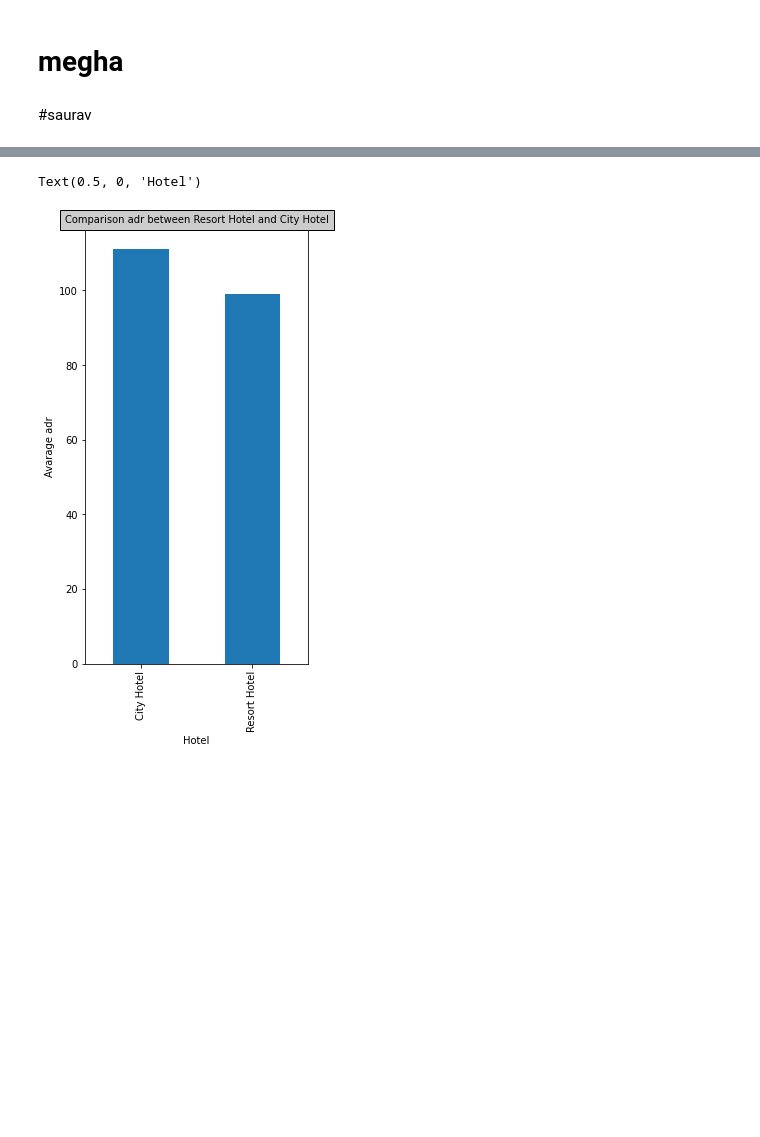
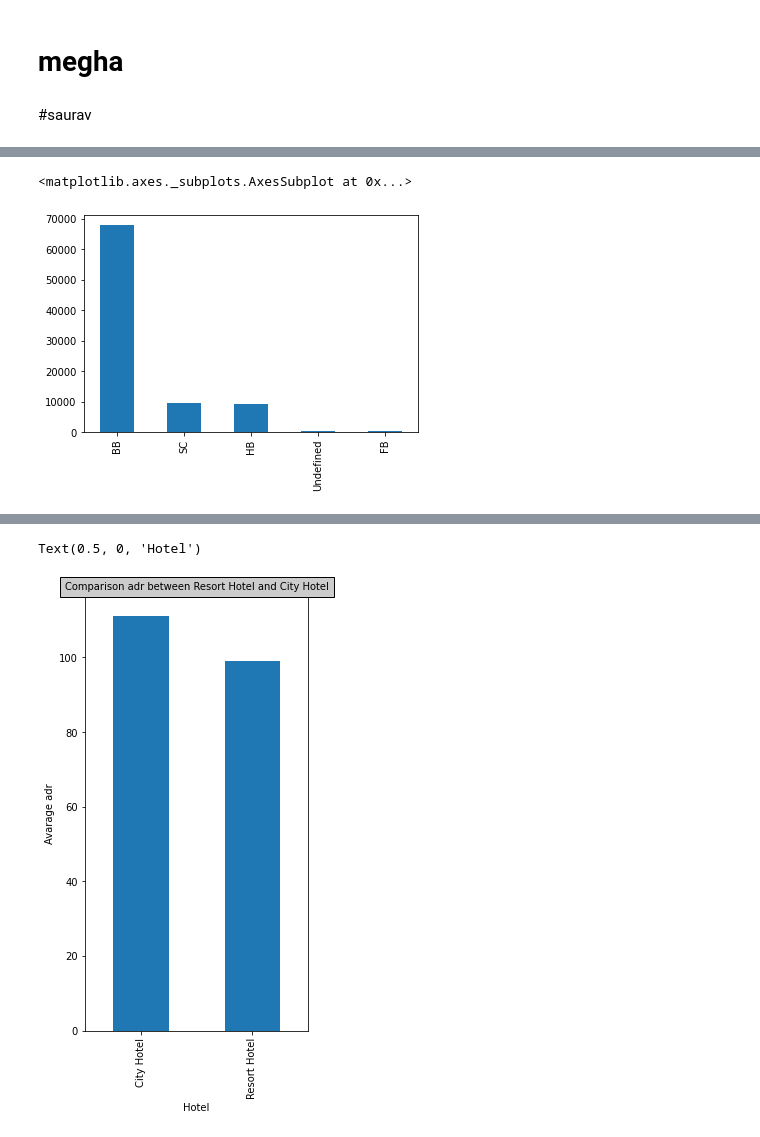
Before and after one commit to gauriagarwal18/Hotel_Booking_Analysis, a Jupyter notebook: Hotel_Booking.ipynb, the cells around one changed output, grey strips where cells are left out. Saved outputs shown, nothing was run; the diff lists cells and outputs as text; code cells hidden in the pictures; blank space fills up the shorter version.

```diff
--- a/Hotel_Booking.ipynb
+++ b/Hotel_Booking.ipynb
@@ -160,0 +191,6 @@ hotels.shape
+# %%
+hotels['meal'].unique()
+hotels['meal'].value_counts().plot(kind = 'bar')
+# %% [output]
+<matplotlib.axes._subplots.AxesSubplot at 0x...>
+[figure, added]
```
Also changed, not shown: parts of 35 cells of this notebook.
